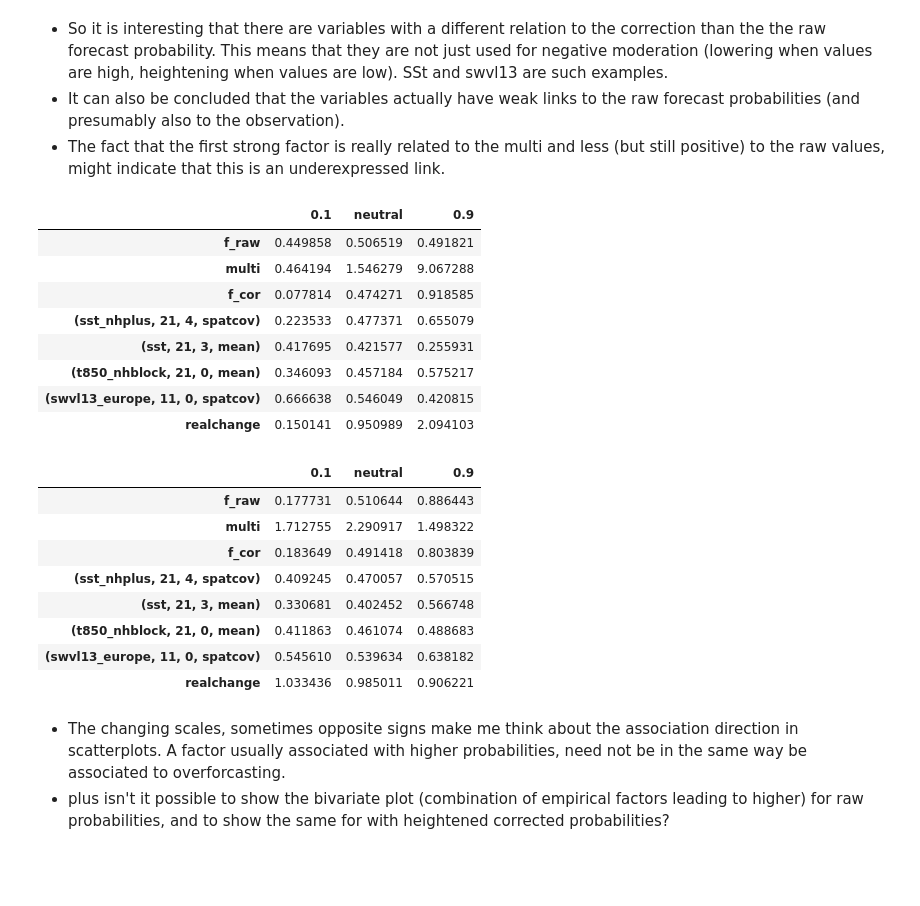
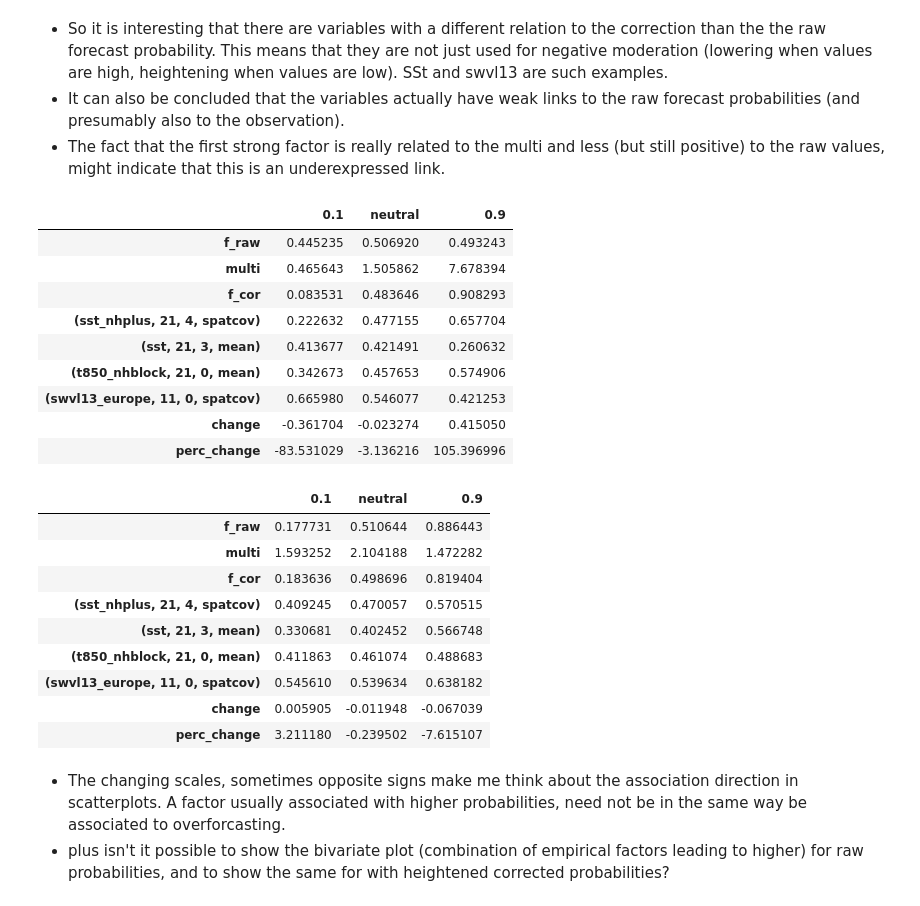
Before and after one commit to chiemvs/Hybrid, a Jupyter notebook: notebooks/model_behavior.ipynb, the cells around one changed output. Cells and saved outputs as stored; diff of their text form; code cells hidden in the pictures; blank space fills up the shorter version.

```diff
--- a/notebooks/model_behavior.ipynb
+++ b/notebooks/model_behavior.ipynb
@@ -51,11 +60,14 @@ Epoch 00052: early stopping
 # %%
 # Gathering outputs
-outpos = combine_input_output(model = model, feature_inputs = np.concatenate([prepared_data.neural.trainval_inputs[0],prepared_data.neural.test_inputs[0]]),
-                              log_of_raw = np.concatenate([prepared_data.neural.trainval_inputs[-1],prepared_data.neural.test_inputs[-1]]), target_class_index = -1,
-                              feature_names = prepared_data.raw.predictors.columns.to_flat_index(), index = prepared_data.crossval.X_trainval.index.append(prepared_data.crossval.X_test.index))
-outneg = combine_input_output(model = model, feature_inputs = np.concatenate([prepared_data.neural.trainval_inputs[0],prepared_data.neural.test_inputs[0]]),
-                              log_of_raw = np.concatenate([prepared_data.neural.trainval_inputs[-1],prepared_data.neural.test_inputs[-1]]), target_class_index = 0,
-                              feature_names = prepared_data.raw.predictors.columns.to_flat_index(), index = prepared_data.crossval.X_trainval.index.append(prepared_data.crossval.X_test.index))
+feature_inputs = np.concatenate([prepared_data.neural.trainval_inputs[0],prepared_data.neural.test_inputs[0]])
+log_of_raw = np.concatenate([prepared_data.neural.trainval_inputs[-1],prepared_data.neural.test_inputs[-1]])
+index = prepared_data.crossval.X_trainval.index.append(prepared_data.crossval.X_test.index)
+outpos = combine_input_output(model = model, feature_inputs = feature_inputs,
+                              log_of_raw = log_of_raw , target_class_index = -1,
+                              feature_names = prepared_data.raw.predictors.columns.to_flat_index(), index = index)
+outneg = combine_input_output(model = model, feature_inputs = feature_inputs,
+                              log_of_raw = log_of_raw, target_class_index = 0,
+                              feature_names = prepared_data.raw.predictors.columns.to_flat_index(), index = index)
 outpos['change'] = outpos['f_cor'] - outpos['f_raw']
 outneg['change'] = outneg['f_cor'] - outneg['f_raw']
 outpos['perc_change'] = (outpos['f_cor'] - outpos['f_raw']) / outpos['f_raw'] * 100
@@ -162,27 +167,29 @@ pd.concat([with_multi,with_raw], axis = 1, keys = ['multi','raw']).loc[:,(slice(
 # %%
-composite_extremes(outpos,level = 0.1)
+composite_extremes(outpos,level = 0.1, columnname = 'multi')
 # %% [output]
 |  | 0.1 | neutral | 0.9 |
-| f_raw | 0.449858 | 0.506519 | 0.491821 |
-| multi | 0.464194 | 1.546279 | 9.067288 |
-| f_cor | 0.077814 | 0.474271 | 0.918585 |
-| (sst_nhplus, 21, 4, spatcov) | 0.223533 | 0.477371 | 0.655079 |
-| (sst, 21, 3, mean) | 0.417695 | 0.421577 | 0.255931 |
-| (t850_nhblock, 21, 0, mean) | 0.346093 | 0.457184 | 0.575217 |
-| (swvl13_europe, 11, 0, spatcov) | 0.666638 | 0.546049 | 0.420815 |
-| realchange | 0.150141 | 0.950989 | 2.094103 |
+| f_raw | 0.445235 | 0.506920 | 0.493243 |
+| multi | 0.465643 | 1.505862 | 7.678394 |
+| f_cor | 0.083531 | 0.483646 | 0.908293 |
+| (sst_nhplus, 21, 4, spatcov) | 0.222632 | 0.477155 | 0.657704 |
+| (sst, 21, 3, mean) | 0.413677 | 0.421491 | 0.260632 |
+| (t850_nhblock, 21, 0, mean) | 0.342673 | 0.457653 | 0.574906 |
+| (swvl13_europe, 11, 0, spatcov) | 0.665980 | 0.546077 | 0.421253 |
+| change | -0.361704 | -0.023274 | 0.415050 |
+| perc_change | -83.531029 | -3.136216 | 105.396996 |
 # %%
 composite_extremes(outpos, columnname = 'f_raw', level = 0.1)
 # %% [output]
 |  | 0.1 | neutral | 0.9 |
 | f_raw | 0.177731 | 0.510644 | 0.886443 |
-| multi | 1.712755 | 2.290917 | 1.498322 |
-| f_cor | 0.183649 | 0.491418 | 0.803839 |
+| multi | 1.593252 | 2.104188 | 1.472282 |
+| f_cor | 0.183636 | 0.498696 | 0.819404 |
 | (sst_nhplus, 21, 4, spatcov) | 0.409245 | 0.470057 | 0.570515 |
 | (sst, 21, 3, mean) | 0.330681 | 0.402452 | 0.566748 |
 | (t850_nhblock, 21, 0, mean) | 0.411863 | 0.461074 | 0.488683 |
 | (swvl13_europe, 11, 0, spatcov) | 0.545610 | 0.539634 | 0.638182 |
-| realchange | 1.033436 | 0.985011 | 0.906221 |
+| change | 0.005905 | -0.011948 | -0.067039 |
+| perc_change | 3.211180 | -0.239502 | -7.615107 |
 # %% [markdown]
 * The changing scales, sometimes opposite signs make me think about the association direction in scatterplots. A factor usually associated with higher probabilities, need not be in the same way be associated to overforcasting.
 * plus isn't it possible to show the bivariate plot (combination of empirical factors leading to higher) for raw probabilities, and to show the same for with heightened corrected probabilities?
```
Also changed, not shown: parts of 21 cells of this notebook, 1 other file.
